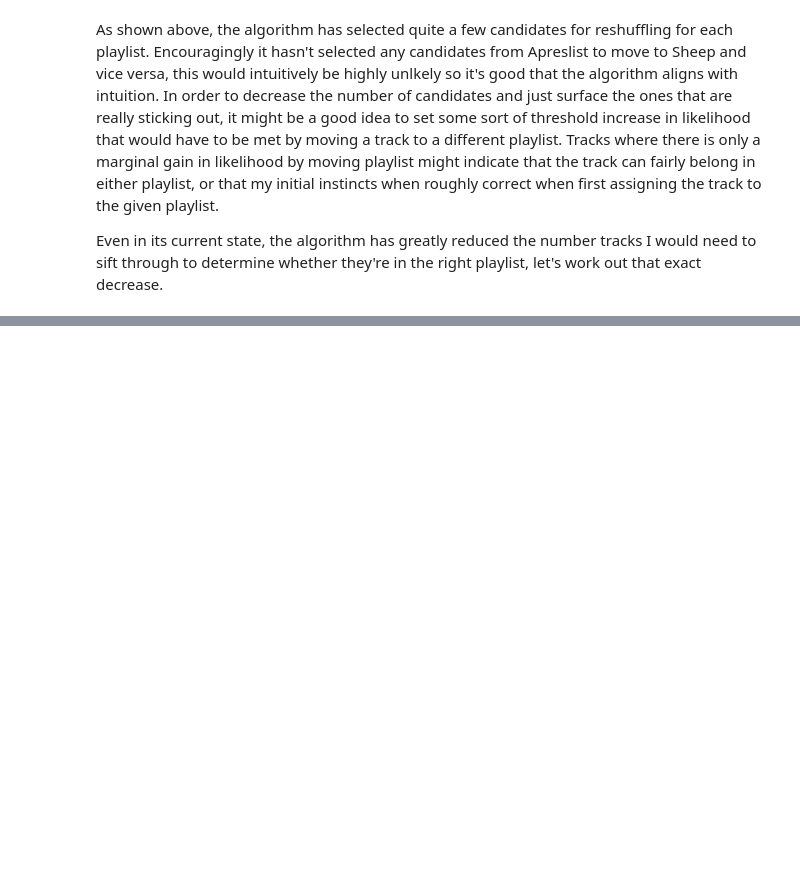
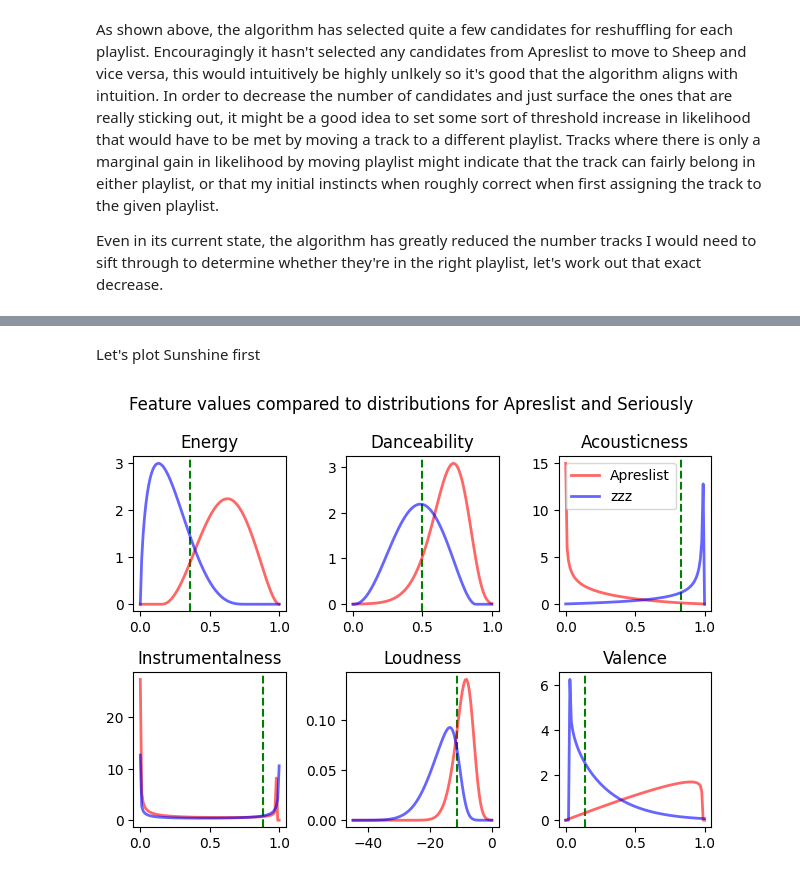
Before and after one commit to dbatten5/spauditify, a Jupyter notebook: poc.ipynb, the cells around one changed output, grey strips where cells are left out. Drawn from its saved outputs; the diff is of its cells as text; code cells hidden in the pictures; blank space fills up the shorter version.

```diff
--- a/poc.ipynb
+++ b/poc.ipynb
@@ -681,0 +698,7 @@ So that's about a quarter of the total number of tracks that may need auditing.
+# %%
+# apreslist -> zzz
+cur_apreslist = all_ll[:len(apreslist_track_data),:]
+apres_to_move_ii = np.where(np.argmax(cur_apreslist, 1) == 2)[0]
+for ii in apres_to_move_ii:
+    t = apreslist_track_data[ii]
+    print(f"{t['name']} by {t['artist']}")
@@ -681,0 +761,7 @@ So that's about a quarter of the total number of tracks that may need auditing.
+# %% [markdown]
+Let's plot Sunshine first
+# %%
+track_1 = np.where(np.argmax(cur_apreslist, 1) == 2)[0][2]
+plot_track_against_playlists(track_1, "Apreslist", "zzz")
+# %% [output]
+[figure, added]
```
Also changed, not shown: parts of 16 cells of this notebook, 1 other file.
